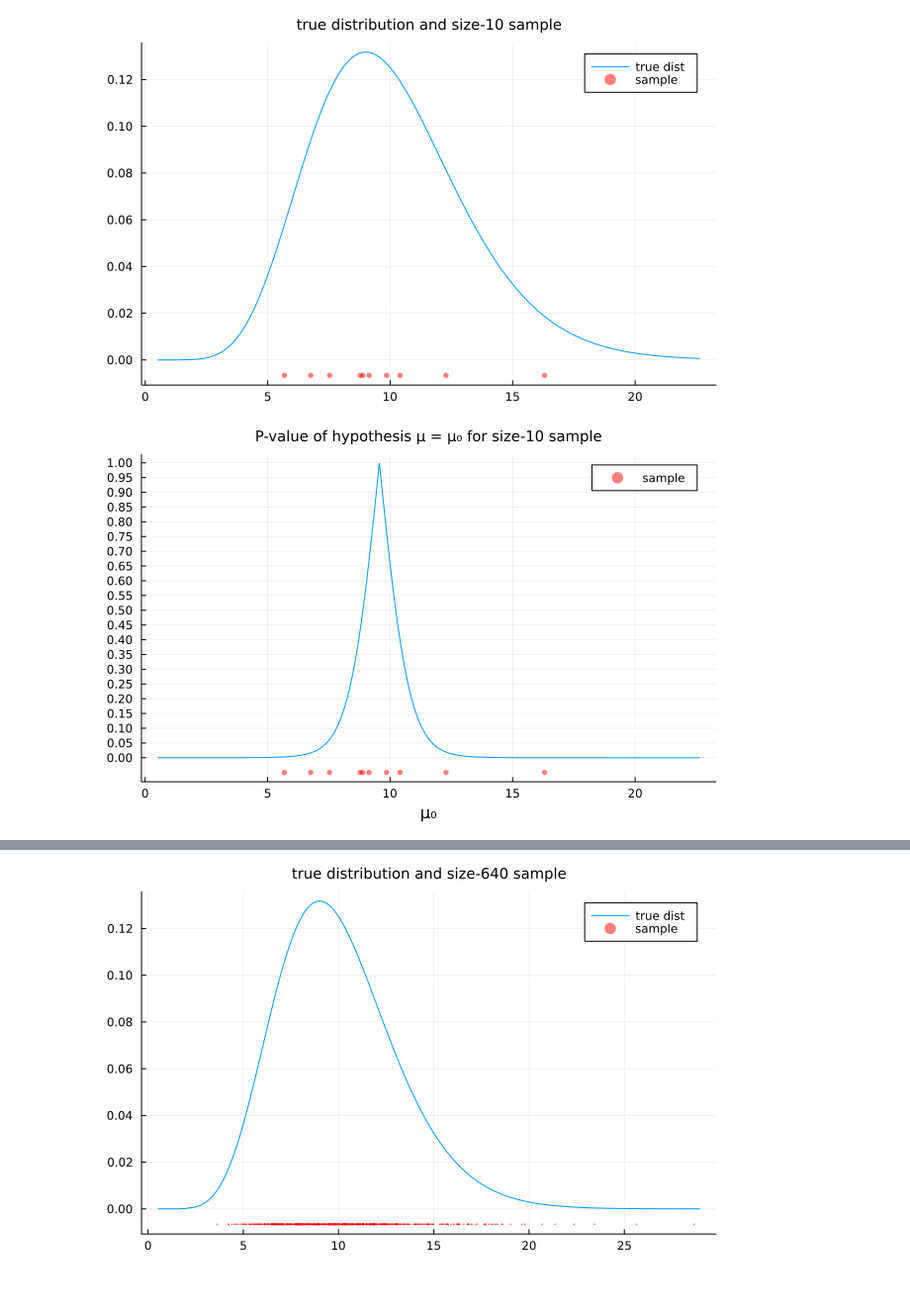
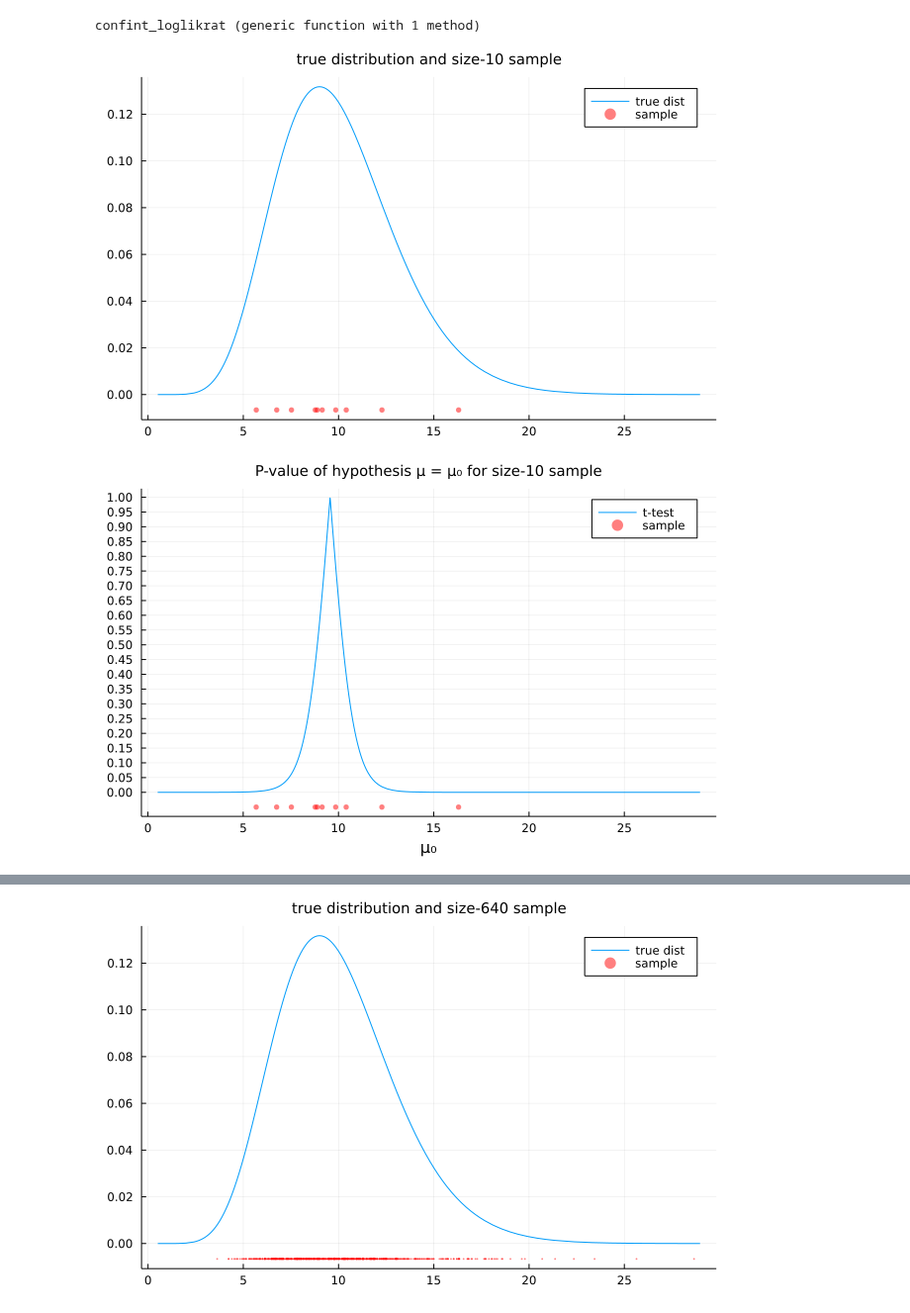
Before and after one commit to genkuroki/public, a Jupyter notebook: 0034/P-value function example and prediction distribution example.ipynb, the cells around one changed output, grey strips where cells are left out. Shown at 99% size. Drawn from its saved outputs; the diff is of its cells as text; code cells hidden in the pictures.

```diff
--- a/0034/P-value function example and prediction distribution example.ipynb
+++ b/0034/P-value function example and prediction distribution example.ipynb
@@ -93,22 +94,69 @@ predint (generic function with 2 methods)
+# %%
+function logmaxlik(x)
+    mle = fit_mle(Normal, x)
+    loglikelihood(mle, x)
+end
+
+function maxlik(x)
+    exp(logmaxlik(x))
+end
+
+function conditional_mle(x, μ)
+    s = std(x; mean = μ, corrected = false)
+    Normal(μ, s)
+end
+
+function conditional_logmaxlik(x, μ)
+    cmle = conditional_mle(x, μ)
+    loglikelihood(cmle, x)
+end
+
+function conditional_maxlik(x, μ)
+    exp(conditional_logmaxlik(x, μ))
+end
+
+function logmaxlikrat(x, μ)
+    conditional_logmaxlik(x, μ) - logmaxlik(x)
+end
+
+function maxlikrat(x, μ)
+    exp(logmaxlikrat(x, μ))
+end
+
+function neg2loglikrat(x, μ)
+    -2logmaxlikrat(x, μ)
+end
+
+function pvalue_loglikrat(x, μ)
+    ccdf(Chisq(1), neg2loglikrat(x, μ))
+end
+
+function confint_loglikrat(x; α = 0.05)
+    c = quantile(Chisq(1), 1 - α)
+    ci = confint(x; α = α/10)
+    find_zeros(μ -> neg2loglikrat(x, μ) - c, ci...)
+end
+# %% [output]
+confint_loglikrat (generic function with 1 method)
 # %%
 Random.seed!(4649373)
 
 dist_true = Gamma(10, 1)
 m = 10
 x = rand(dist_true, m)
 
 μ, σ = mean(dist_true), std(dist_true)
-a, b = max(minimum(dist_true), μ-3σ), min(maximum(dist_true), μ+4σ)
+a, b = max(minimum(dist_true), μ-3σ), min(maximum(dist_true), μ+6σ)
 plot(dist_true, a, b; label="true dist")
 h = pdf(dist_true, mode(dist_true))
 scatter!(x, fill(-0.05h, m); label="sample", ms=3, msc=:auto, alpha=0.5, c=:red)
 title!("true distribution and size-$m sample")
 # %% [output]
-[figure, old version]
+[figure, new version]
 # %%
-plot(μ₀ -> pvalue(x, μ₀), a, b; label="")
+plot(μ₀ -> pvalue(x, μ₀), a, b; label="t-test")
 scatter!(x, fill(-0.05, m); label="sample", ms=3, msc=:auto, alpha=0.5, c=:red)
 plot!(xguide="μ₀", ytick=0:0.05:1)
 title!("P-value of hypothesis μ = μ₀ for size-$m sample")
 # %% [output]
-[figure, old version]
+[figure, new version]
```
Also changed, not shown: parts of 13 cells of this notebook, 1 other file.
